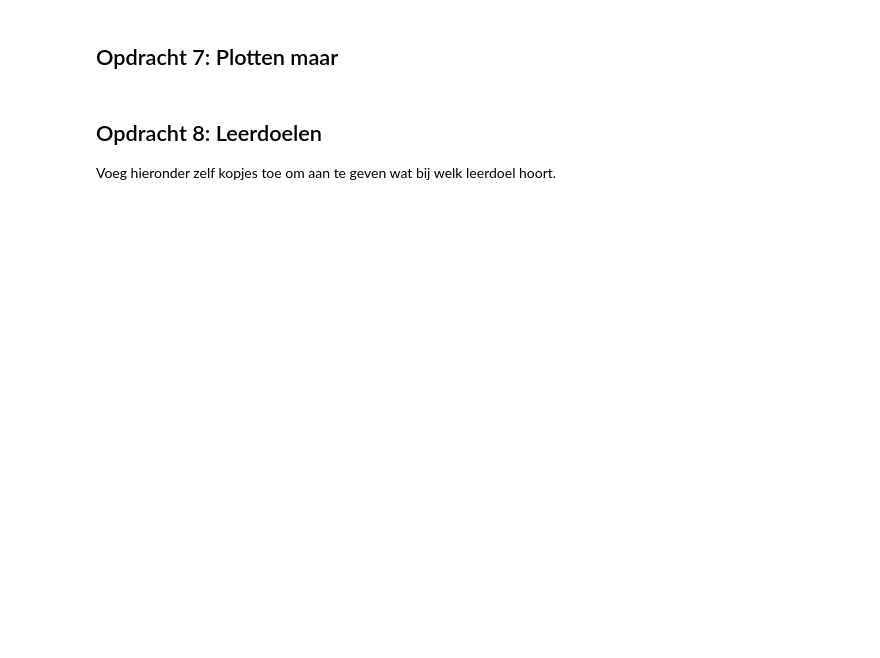
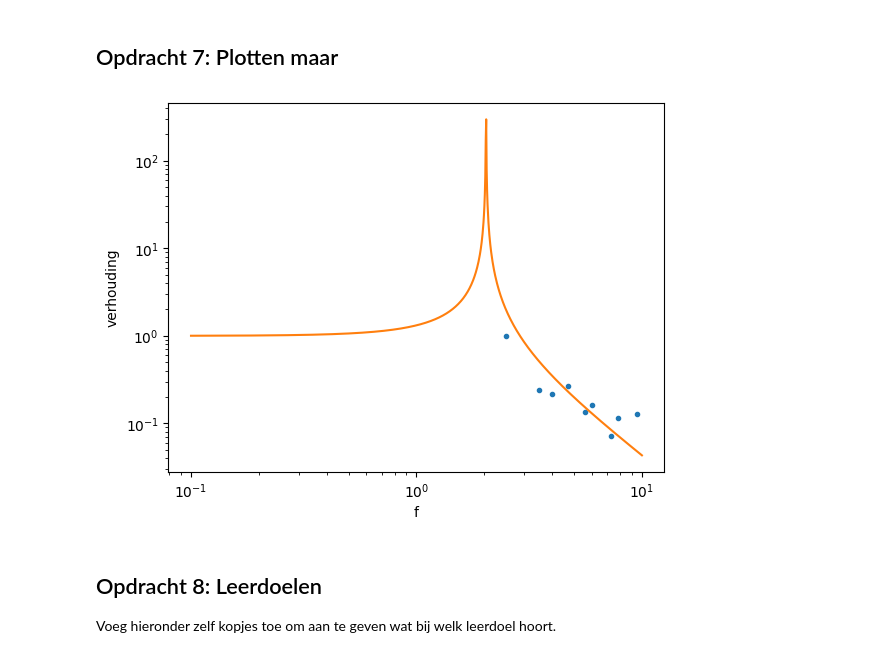
Before and after one commit to tdrvs/opdrachten-DEF-D, a Jupyter notebook: FysiekeOntwerpopdrachten/5MaakEenOpstellingTrillingsvrij/Ontwerpopdracht5MaakEenOpstellingTrillingsvrijInvulTemplate.ipynb, the cells around one changed output. Cells and saved outputs as stored; diff of their text form; code cells hidden in the pictures; blank space fills up the shorter version.

```diff
--- a/FysiekeOntwerpopdrachten/5MaakEenOpstellingTrillingsvrij/Ontwerpopdracht5MaakEenOpstellingTrillingsvrijInvulTemplate.ipynb
+++ b/FysiekeOntwerpopdrachten/5MaakEenOpstellingTrillingsvrij/Ontwerpopdracht5MaakEenOpstellingTrillingsvrijInvulTemplate.ipynb
@@ -156,7 +189,26 @@ Als je hier negatief geantwoord hebt, kopieer onder deze cel dan alle cellen van
 # %% [markdown]
 ## Opdracht 7: Plotten maar
 # %%
-# Voeg hier je plots in.
+fm = np.array([2.5, 3.5, 4, 4.7, 5.6, 6, 7.3, 7.8, 9.5])
+Av = np.array([1, 4.33, 4.1, 6.04, 7.38, 6.1, 5.32, 4.16, 6.58])
+Am = np.array([1, 1.05, 0.88, 1.6, 1, 1, 0.38, 0.48, 0.85])
+
+verhouding = Am/Av
+
+u_f = 0.2
+u_verhouding = 0.3
+
+
+plt.figure()
+plt.plot(fm,verhouding,'.', label='data')
+plt.plot(f,np.abs(r1),label='verwachting')
+plt.xlabel('f')
+plt.ylabel('verhouding')
+plt.xscale('log')
+plt.yscale('log')
+plt.show()
+# %% [output]
+[figure, added]
 # %% [markdown]
 ## Opdracht 8: Leerdoelen
 Voeg hieronder zelf kopjes toe om aan te geven wat bij welk leerdoel hoort.
```
Also changed, not shown: parts of 15 cells of this notebook, 4 other files.
